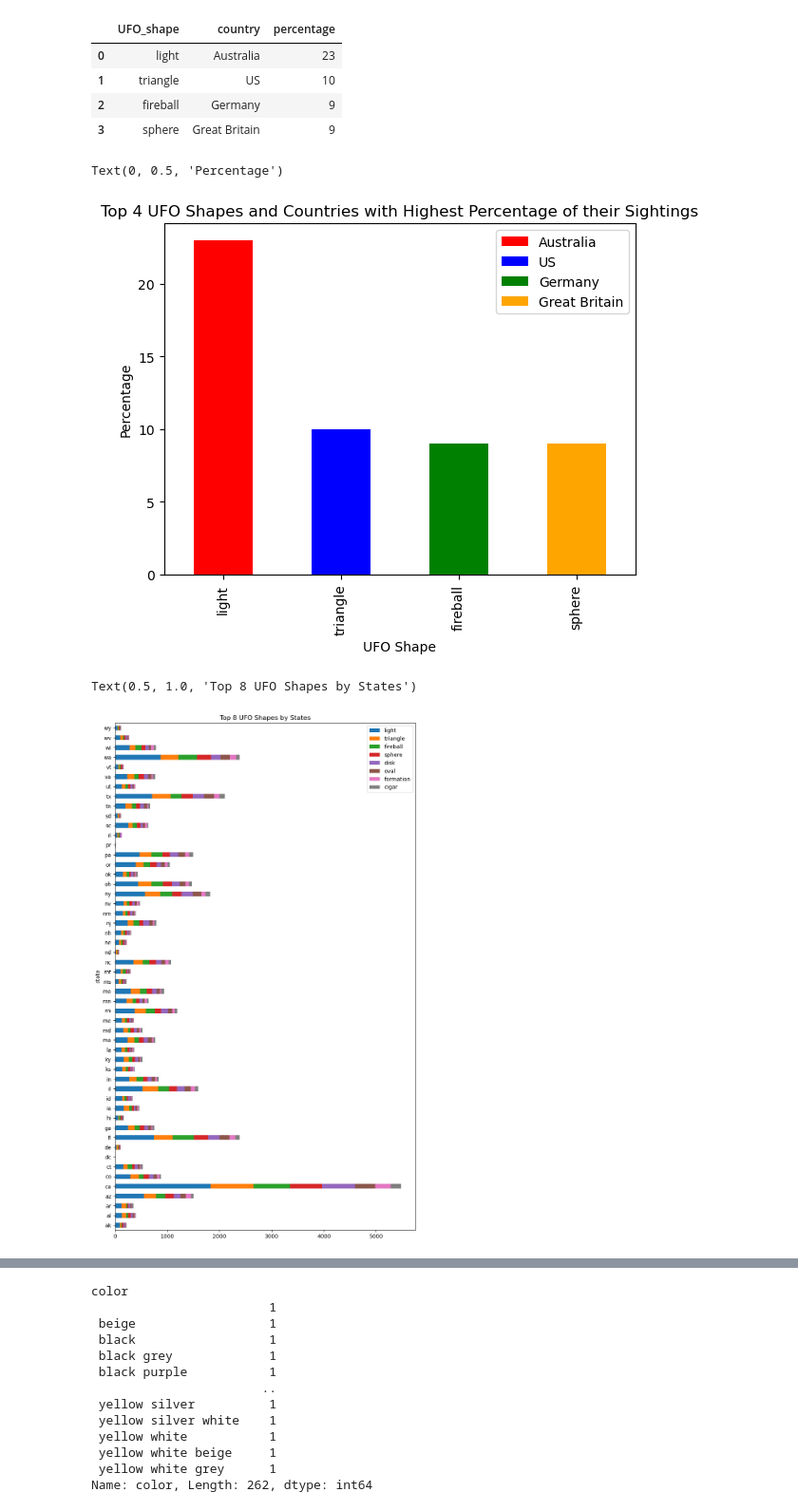
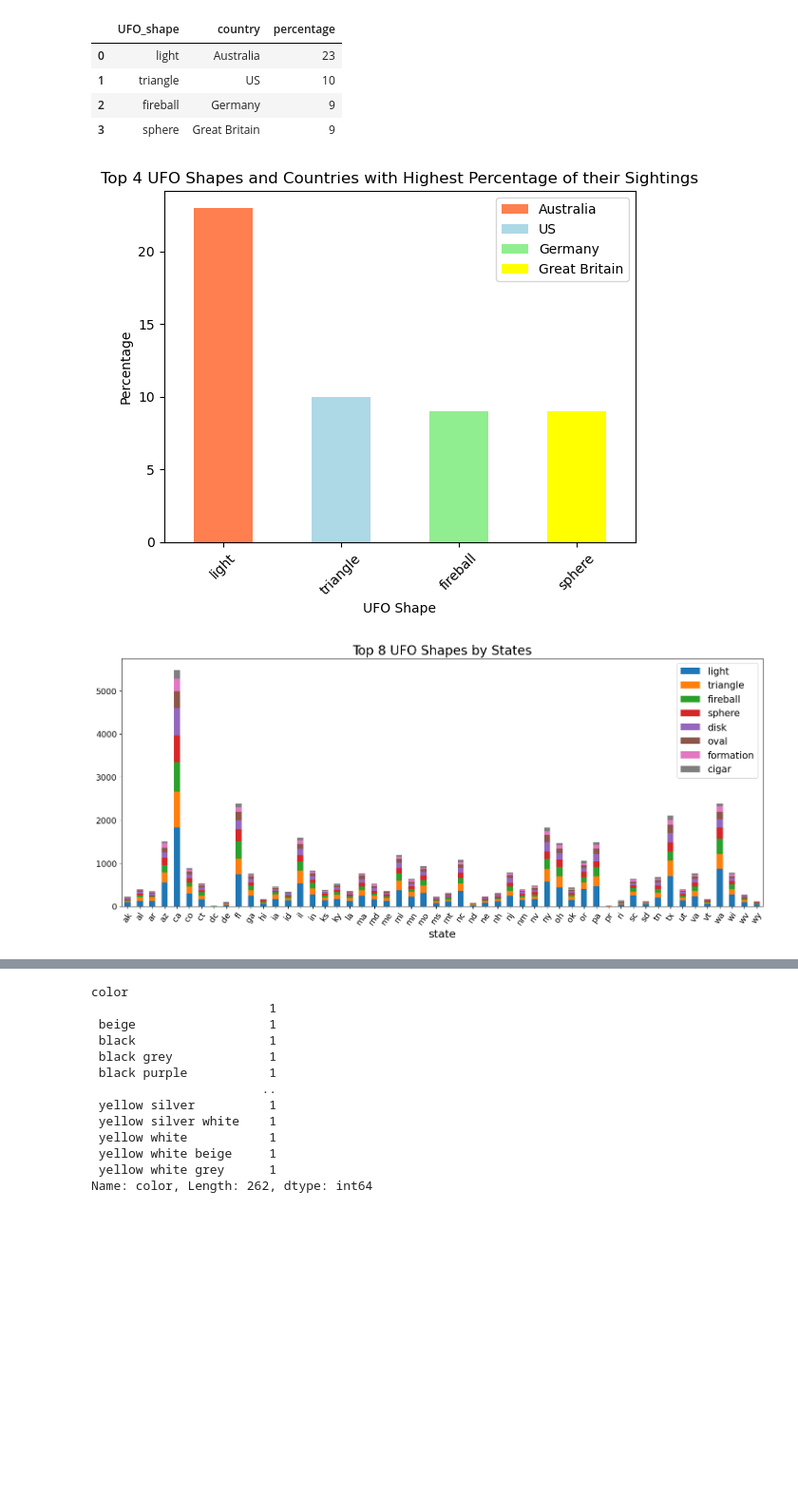
Before and after one commit to fountainsam/Team3_Project1, a Jupyter notebook: scrubbed_ufo.ipynb, the cells around one changed output, grey strips where cells are left out. Shown at 95% size. Saved outputs shown, nothing was run; the diff lists cells and outputs as text; code cells hidden in the pictures; blank space fills up the shorter version.

```diff
--- a/scrubbed_ufo.ipynb
+++ b/scrubbed_ufo.ipynb
@@ -161,7 +162,7 @@ max_shape_by_country
 #Import Patch
 from matplotlib.patches import Patch
 #Assign colors and create a dictionary
-colours = {"Australia": "red", "US": "blue", "Germany":"green", "Great Britain":"orange"}
+colours = {"Australia": "coral", "US": "lightblue", "Germany":"lightgreen", "Great Britain":"yellow"}
 #Plot the data and add legend
 max_shape_by_country.plot(x='UFO_shape', y='percentage',
         kind="bar", color=max_shape_by_country['country'].replace(colours)
@@ -176,10 +177,11 @@ max_shape_by_country.plot(x='UFO_shape', y='percentage',
 #Add title and labels
 plt.title("Top 4 UFO Shapes and Countries with Highest Percentage of their Sightings")
 plt.xlabel("UFO Shape")
+plt.xticks(rotation=45)
 plt.ylabel("Percentage")
+plt.savefig("Fig2.png")
 # %% [output]
-Text(0, 0.5, 'Percentage')
-[figure, old version]
+[figure, new version]
 # %%
 #Create a df only for US
 shape_usa=ufo.loc[ufo["country"]=="us",:]
@@ -224,7 +215,11 @@ shape_us_merge = reduce(lambda left, right:
 # %%
 #Create a horizontal stackbar for top 8 shapes by states
-shape_us_merge_plot=shape_us_merge.plot(kind="barh",stacked=True,figsize=(10,17))
-plt.title("Top 8 UFO Shapes by States")
+
+shape_us_merge_plot=shape_us_merge.plot(kind="bar",stacked=True,figsize=(18,7), fontsize=13)
+plt.xlabel("state",fontdict={'fontsize':17})
+plt.title("Top 8 UFO Shapes by States", fontsize=20);
+plt.legend(fontsize =15)
+plt.xticks(rotation=55)
+plt.savefig("Fig3.png")
 # %% [output]
-Text(0.5, 1.0, 'Top 8 UFO Shapes by States')
-[figure, old version]
+[figure, new version]
```
Also changed, not shown: parts of 4 cells of this notebook, 4 other files.
